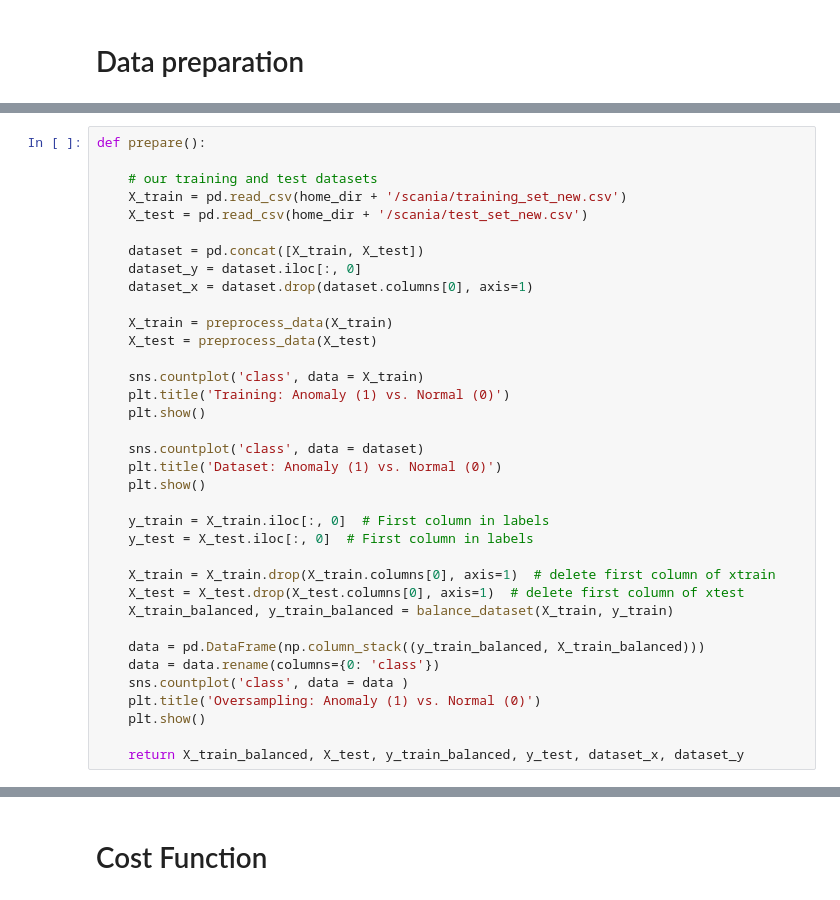
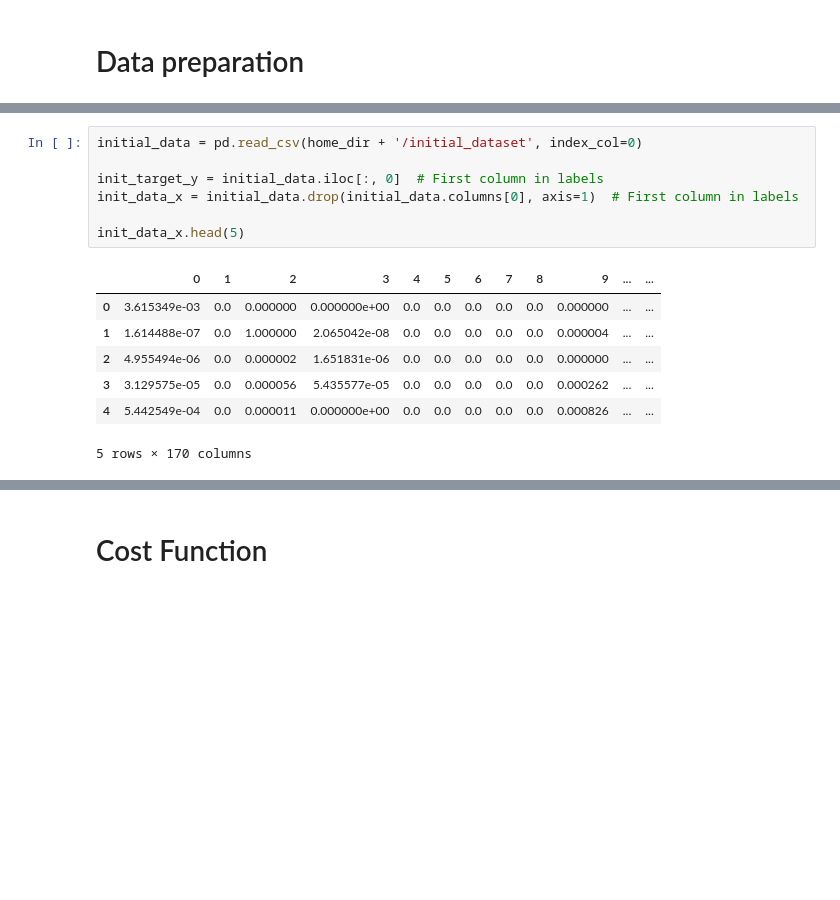
Before and after one commit to ciaskious/new_thesis, a Jupyter notebook: KNN.ipynb, the cells around one changed output, grey strips where cells are left out. Cells and saved outputs as stored; diff of their text form; blank space fills up the shorter version.

```diff
--- a/KNN.ipynb
+++ b/KNN.ipynb
@@ -68,36 +31,15 @@ def balance_dataset(data, target):
-# %%
-def prepare():
-
-    # our training and test datasets
-    X_train = pd.read_csv(home_dir + '/scania/training_set_new.csv')
-    X_test = pd.read_csv(home_dir + '/scania/test_set_new.csv')
-
-    dataset = pd.concat([X_train, X_test])
-    dataset_y = dataset.iloc[:, 0]
-    dataset_x = dataset.drop(dataset.columns[0], axis=1)
-
-    X_train = preprocess_data(X_train)
-    X_test = preprocess_data(X_test)
-
-    sns.countplot('class', data = X_train)
-    plt.title('Training: Anomaly (1) vs. Normal (0)')
-    plt.show()
-
-    sns.countplot('class', data = dataset)
-    plt.title('Dataset: Anomaly (1) vs. Normal (0)')
-    plt.show()
-
-    y_train = X_train.iloc[:, 0]  # First column in labels
-    y_test = X_test.iloc[:, 0]  # First column in labels
-
-    X_train = X_train.drop(X_train.columns[0], axis=1)  # delete first column of xtrain
-    X_test = X_test.drop(X_test.columns[0], axis=1)  # delete first column of xtest
-    X_train_balanced, y_train_balanced = balance_dataset(X_train, y_train)
-
-    data = pd.DataFrame(np.column_stack((y_train_balanced, X_train_balanced)))
-    data = data.rename(columns={0: 'class'})
-    sns.countplot('class', data = data )
-    plt.title('Oversampling: Anomaly (1) vs. Normal (0)')
-    plt.show()
-
-    return X_train_balanced, X_test, y_train_balanced, y_test, dataset_x, dataset_y
+# %%
+initial_data = pd.read_csv(home_dir + '/initial_dataset', index_col=0)
+
+init_target_y = initial_data.iloc[:, 0]  # First column in labels
+init_data_x = initial_data.drop(initial_data.columns[0], axis=1)  # First column in labels
+
+init_data_x.head(5)
+# %% [output]
+|  | 0 | 1 | 2 | 3 | 4 | 5 | 6 | 7 | 8 | 9 | ... | ... |
+| 0 | 3.615349e-03 | 0.0 | 0.000000 | 0.000000e+00 | 0.0 | 0.0 | 0.0 | 0.0 | 0.0 | 0.000000 | ... | ... |
+| 1 | 1.614488e-07 | 0.0 | 1.000000 | 2.065042e-08 | 0.0 | 0.0 | 0.0 | 0.0 | 0.0 | 0.000004 | ... | ... |
+| 2 | 4.955494e-06 | 0.0 | 0.000002 | 1.651831e-06 | 0.0 | 0.0 | 0.0 | 0.0 | 0.0 | 0.000000 | ... | ... |
+| 3 | 3.129575e-05 | 0.0 | 0.000056 | 5.435577e-05 | 0.0 | 0.0 | 0.0 | 0.0 | 0.0 | 0.000262 | ... | ... |
+| 4 | 5.442549e-04 | 0.0 | 0.000011 | 0.000000e+00 | 0.0 | 0.0 | 0.0 | 0.0 | 0.0 | 0.000826 | ... | ... |
+5 rows × 170 columns
```
Also changed, not shown: parts of 23 cells of this notebook.
